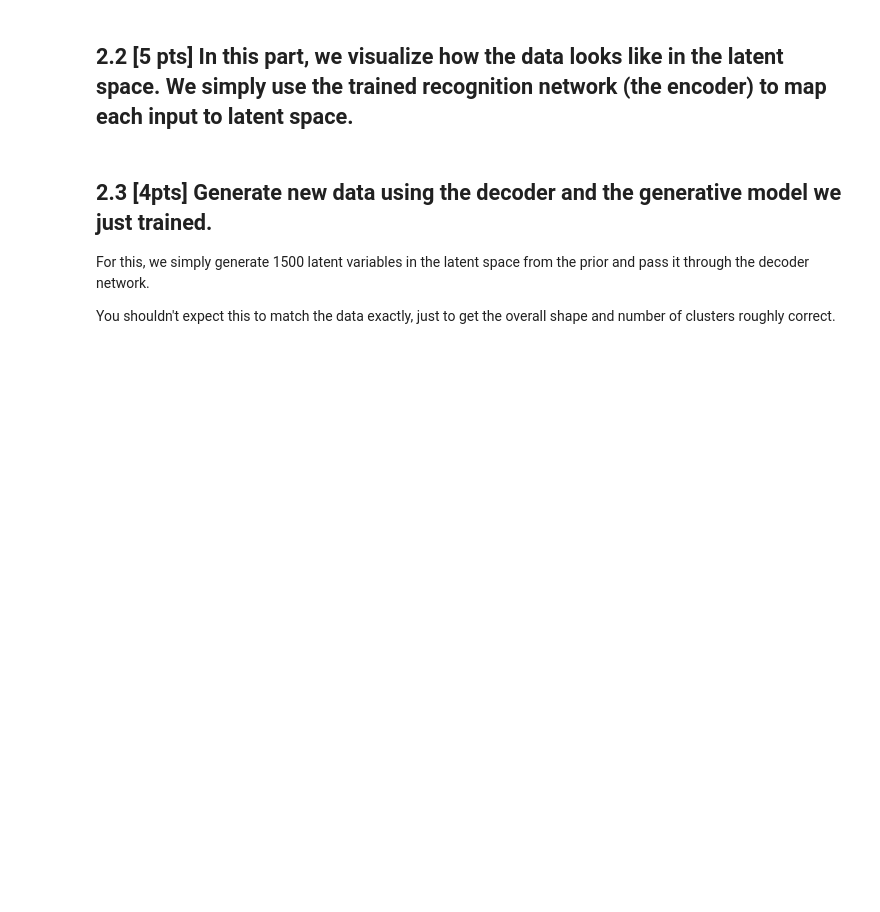
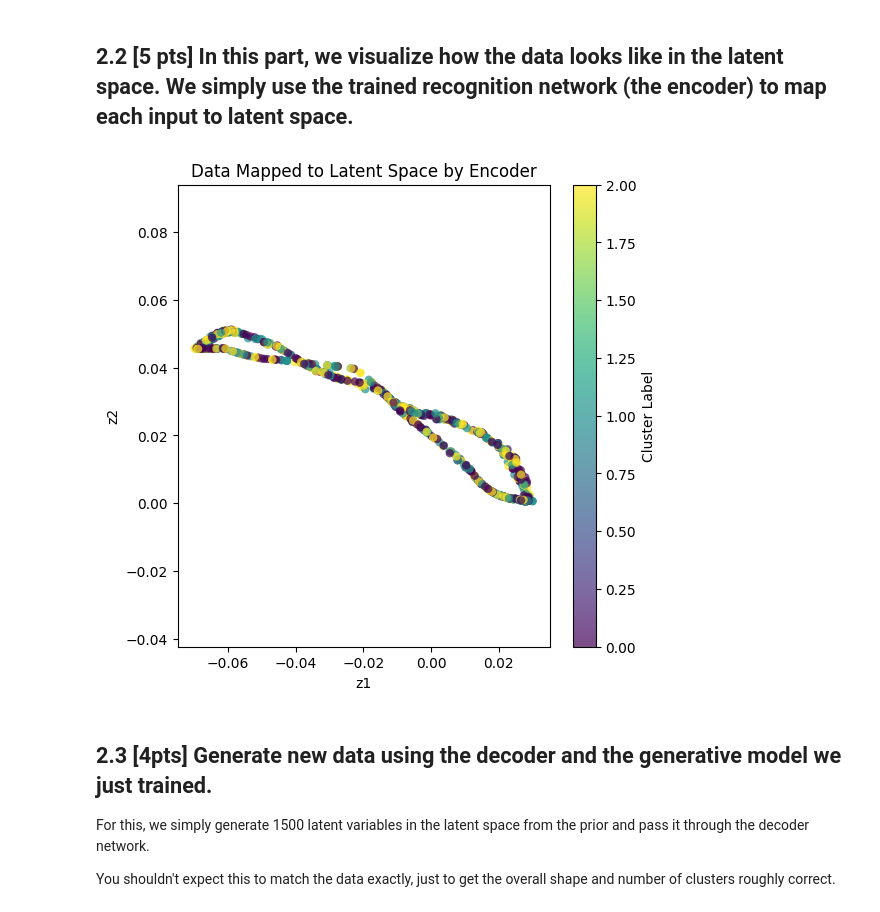
Before and after one commit to Junbo345/314-project, a Jupyter notebook: STA414_2025_Assignment_3.ipynb, the cells around one changed output. Cells and saved outputs as stored; diff of their text form; code cells hidden in the pictures; blank space fills up the shorter version.

```diff
--- a/STA414_2025_Assignment_3.ipynb
+++ b/STA414_2025_Assignment_3.ipynb
@@ -915,3 +974,57 @@ plt.ylabel("latent dimension 2")
+# %%
+# Show the means of the encoded data in a 2D latent space.
+# Don't worry if this doesn't look much like a Gaussian.
+
+encoded_means = []
+labels_all = []
+
+recognition_net.eval()  # put encoder in eval mode
+with torch.no_grad():
+    # The original code had: for x_batch, label_batch in dataloader:
+    # We need to manually iterate and get labels using indices
+    for i in range(len(dataloader)):
+        x_batch = next(iter(dataloader))[0]  # Get a batch of data
+        label_batch = labels[i * minibatch_size: (i + 1) * minibatch_size]
+
+        # x_batch: (batch_size, data_dimension=2)
+        # label_batch: (batch_size,) with cluster IDs, for coloring
+        # x_batch = x_batch.to(device)  # Assuming you have a device defined, otherwise remove
+
+        # 1) Encode
+        z_mean, z_log_std = recognition_net(x_batch)
+        # z_mean, z_log_std: (batch_size, latent_dimension=2)
+
+        # 2) We can just use z_mean for plotting:
+        #    If you prefer sampling, do:
+        #       eps = torch.randn_like(z_mean)
+        #       z_sample = z_mean + eps * torch.exp(z_log_std)
+        #    and then plot z_sample instead.
+        encoded_means.append(z_mean.cpu())
+        labels_all.append(label_batch.cpu())
+
+# The rest remains the same:
+# Concatenate all batches
+encoded_means = torch.cat(encoded_means, dim=0)   # shape: (N, 2)
+labels_all = torch.cat(labels_all, dim=0)         # shape: (N,)
+
+# Plot in 2D
+plt.figure(figsize=(6,6))
+plt.scatter(
+    encoded_means[:,0],
+    encoded_means[:,1],
+    c=labels_all,
+    cmap="viridis",
+    alpha=0.7,
+    edgecolor='none'
+)
+plt.colorbar(label="Cluster Label")
+plt.title("Data Mapped to Latent Space by Encoder")
+plt.xlabel("z1")
+plt.ylabel("z2")
+plt.axis("equal")
+plt.show()
+# %% [output]
+[figure, added]
 # %% [markdown]
 ## 2.3 [4pts] Generate new data using the decoder and the generative model we just trained.
 
```
Also changed, not shown: parts of 12 cells of this notebook.
